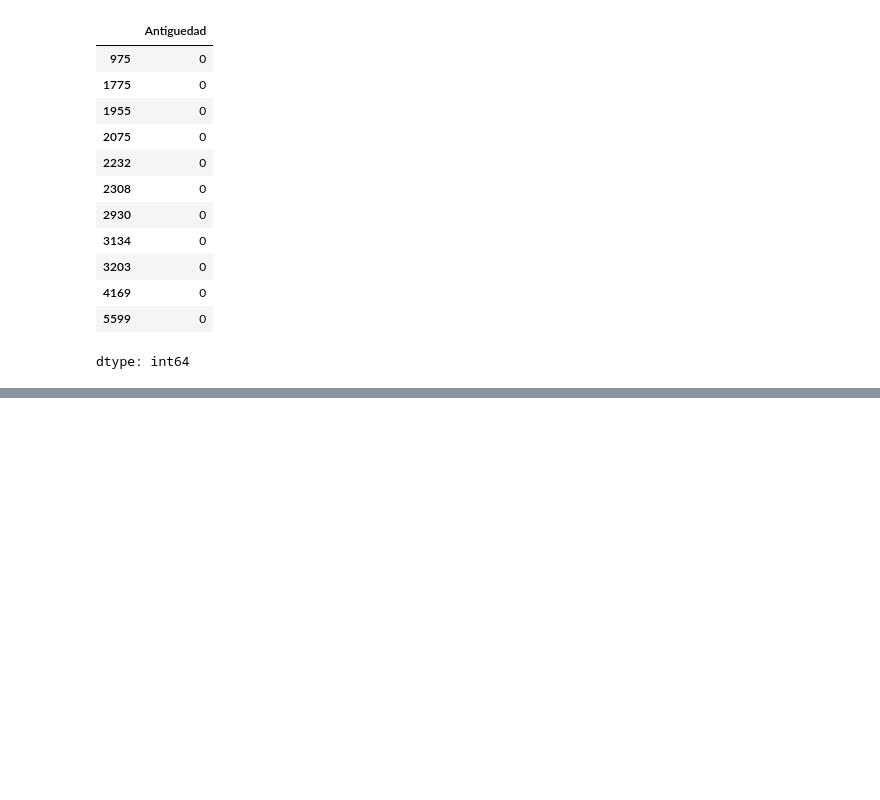
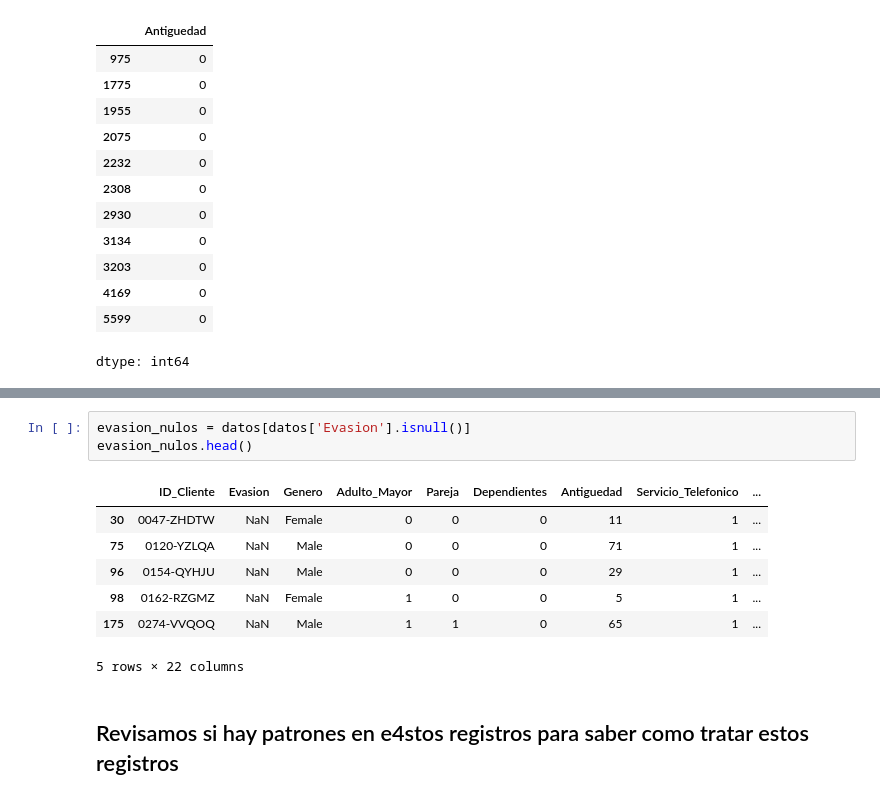
Before and after one commit to santiagorodmon/TelecomX_LATAM, a Jupyter notebook: 01_extraccion_datos.ipynb, the cells around one changed output, grey strips where cells are left out. Cells and saved outputs as stored; diff of their text form; blank space fills up the shorter version.

```diff
--- a/01_extraccion_datos.ipynb
+++ b/01_extraccion_datos.ipynb
@@ -325,0 +373,13 @@ dtype: int64
+# %%
+evasion_nulos = datos[datos['Evasion'].isnull()]
+evasion_nulos.head()
+# %% [output]
+|  | ID_Cliente | Evasion | Genero | Adulto_Mayor | Pareja | Dependientes | Antiguedad | Servicio_Telefonico | ... |
+| 30 | 0047-ZHDTW | NaN | Female | 0 | 0 | 0 | 11 | 1 | ... |
+| 75 | 0120-YZLQA | NaN | Male | 0 | 0 | 0 | 71 | 1 | ... |
+| 96 | 0154-QYHJU | NaN | Male | 0 | 0 | 0 | 29 | 1 | ... |
+| 98 | 0162-RZGMZ | NaN | Female | 1 | 0 | 0 | 5 | 1 | ... |
+| 175 | 0274-VVQOQ | NaN | Male | 1 | 1 | 0 | 65 | 1 | ... |
+5 rows × 22 columns
+# %% [markdown]
+## Revisamos si hay patrones en e4stos registros para saber como tratar estos registros
```
Also changed, not shown: parts of 26 cells of this notebook.
